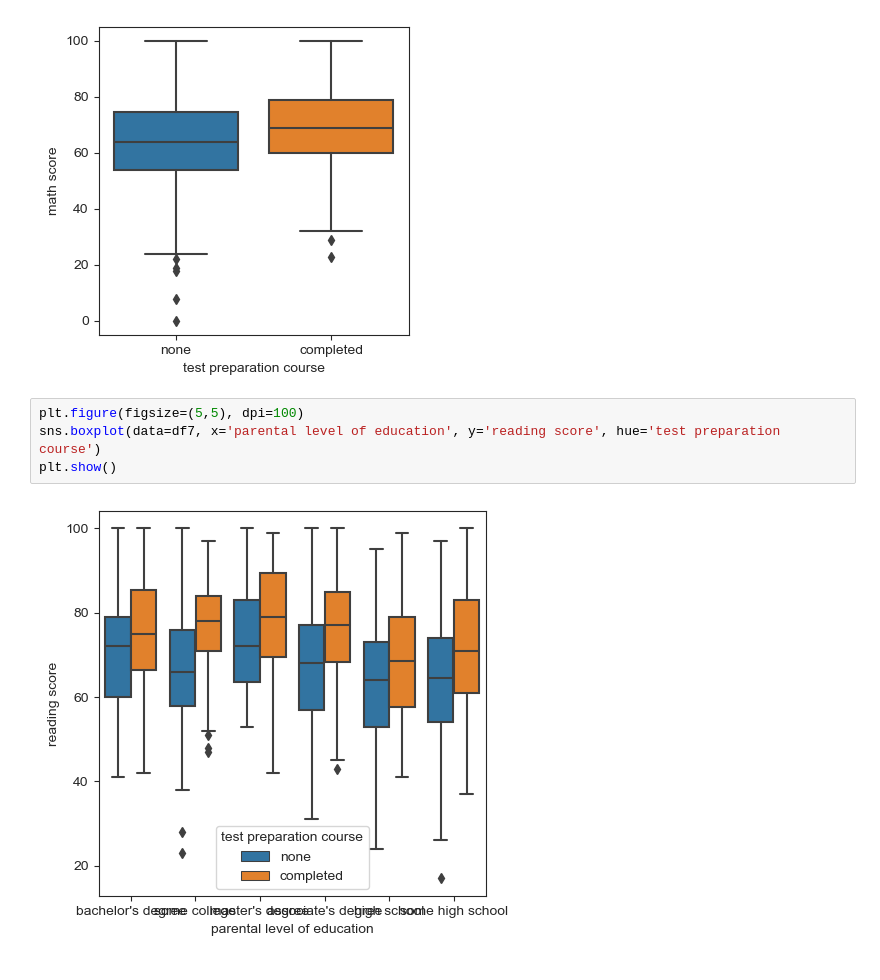
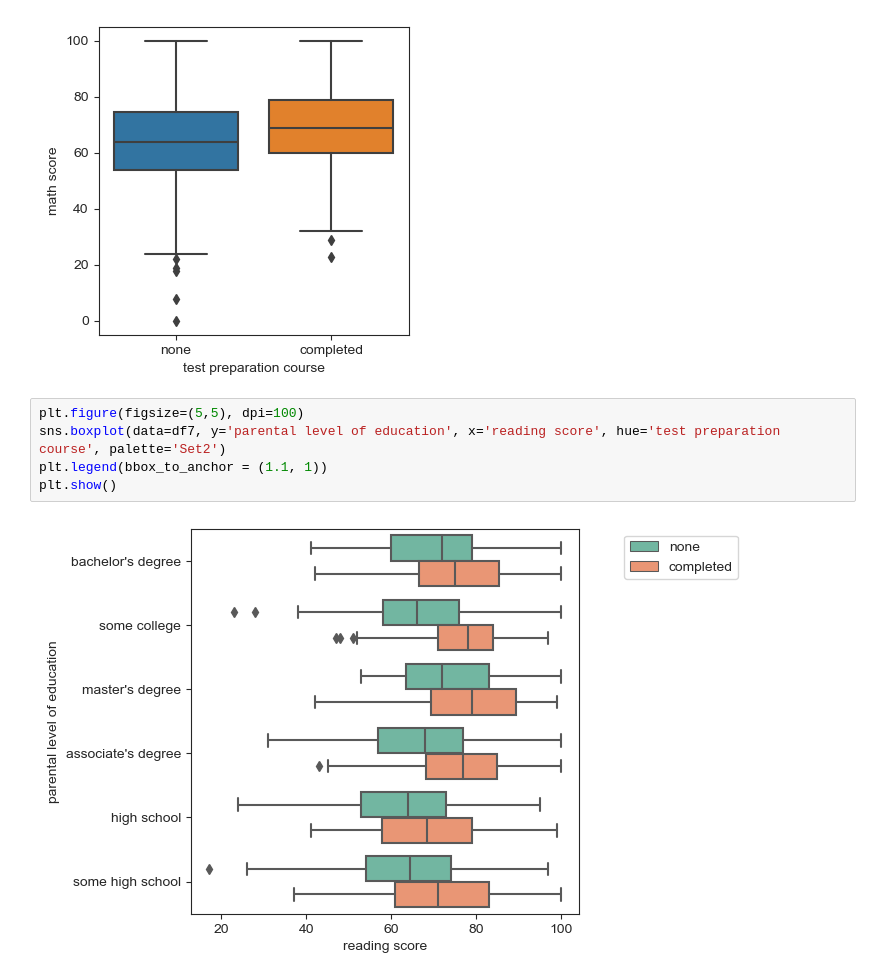
Before and after one commit to rohitcodism/ML-DS, a Jupyter notebook: practices/Seaborn/scatterPlot.ipynb, the cells around one changed output. Cells and saved outputs as stored; diff of their text form.

```diff
--- a/practices/Seaborn/scatterPlot.ipynb
+++ b/practices/Seaborn/scatterPlot.ipynb
@@ -266,7 +266,8 @@ plt.show()
 [figure]
 # %%
 plt.figure(figsize=(5,5), dpi=100)
-sns.boxplot(data=df7, x='parental level of education', y='reading score', hue='test preparation course')
+sns.boxplot(data=df7, y='parental level of education', x='reading score', hue='test preparation course', palette='Set2')
+plt.legend(bbox_to_anchor = (1.1, 1))
 plt.show()
 # %% [output]
-[figure, old version]
+[figure, new version]
```
Also changed, not shown: parts of 1 cell of this notebook.
